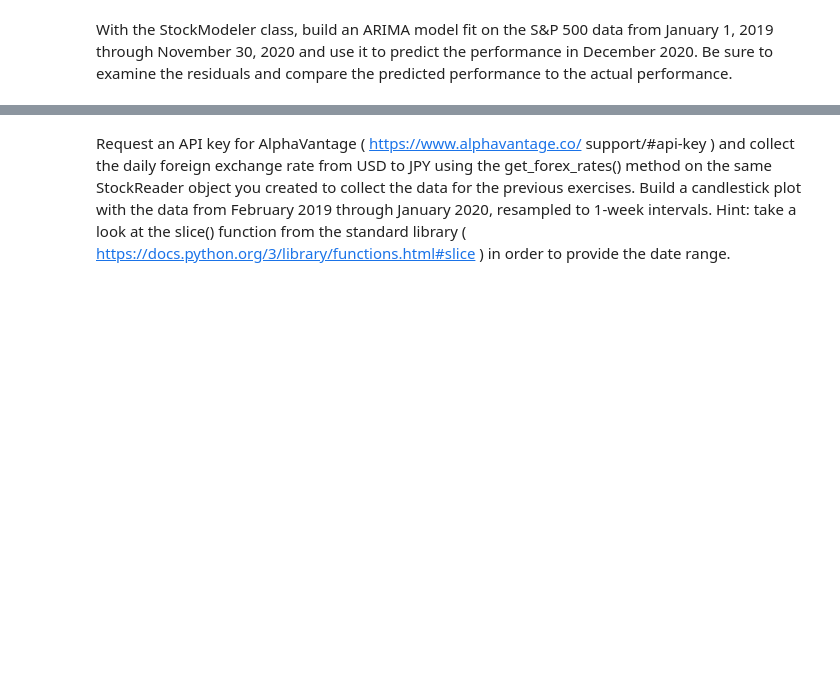
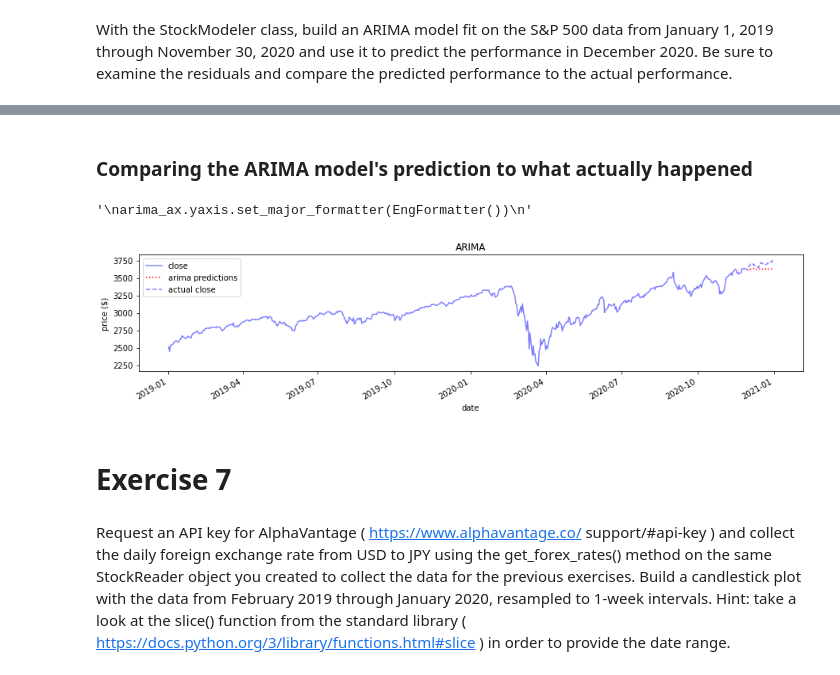
Before and after one commit to will-i-amv-books/Hands-On-Data-Analysis-with-Pandas-2nd-edition, a Jupyter notebook: ch_07/exercises.ipynb, the cells around one changed output, grey strips where cells are left out. Drawn from its saved outputs; the diff is of its cells as text; code cells hidden in the pictures; blank space fills up the shorter version.

Commit message:
Add the solution for Exercise6

```diff
--- a/ch_07/exercises.ipynb
+++ b/ch_07/exercises.ipynb
@@ -262,3 +293,33 @@ predicted performance to the actual performance.
+# %% [markdown]
+### Comparing the ARIMA model's prediction to what actually happened
+# %%
+dates = sp500Testing.index
+
+arima_ax = StockModeler.arima_predictions(
+    sp500Training,
+    arima_model,
+    start=dates[0],
+    end=dates[-1],
+    title='ARIMA',
+    color='b',
+    figsize=(15, 3),
+    alpha=0.5
+)
+
+sp500Testing.close.plot(
+    ax=arima_ax,
+    style='b--',
+    label='actual close',
+    alpha=0.5
+)
+
+arima_ax.legend()
+arima_ax.set_ylabel('price ($)')
+# %% [output]
+'\narima_ax.yaxis.set_major_formatter(EngFormatter())\n'
+[figure, added]
+# %% [markdown]
+# Exercise 7
 # %% [markdown]
 Request an API key for AlphaVantage ( https://www.alphavantage.co/
 support/#api-key ) and collect the daily foreign exchange rate from USD to
```
Also changed, not shown: parts of 6 cells of this notebook.
